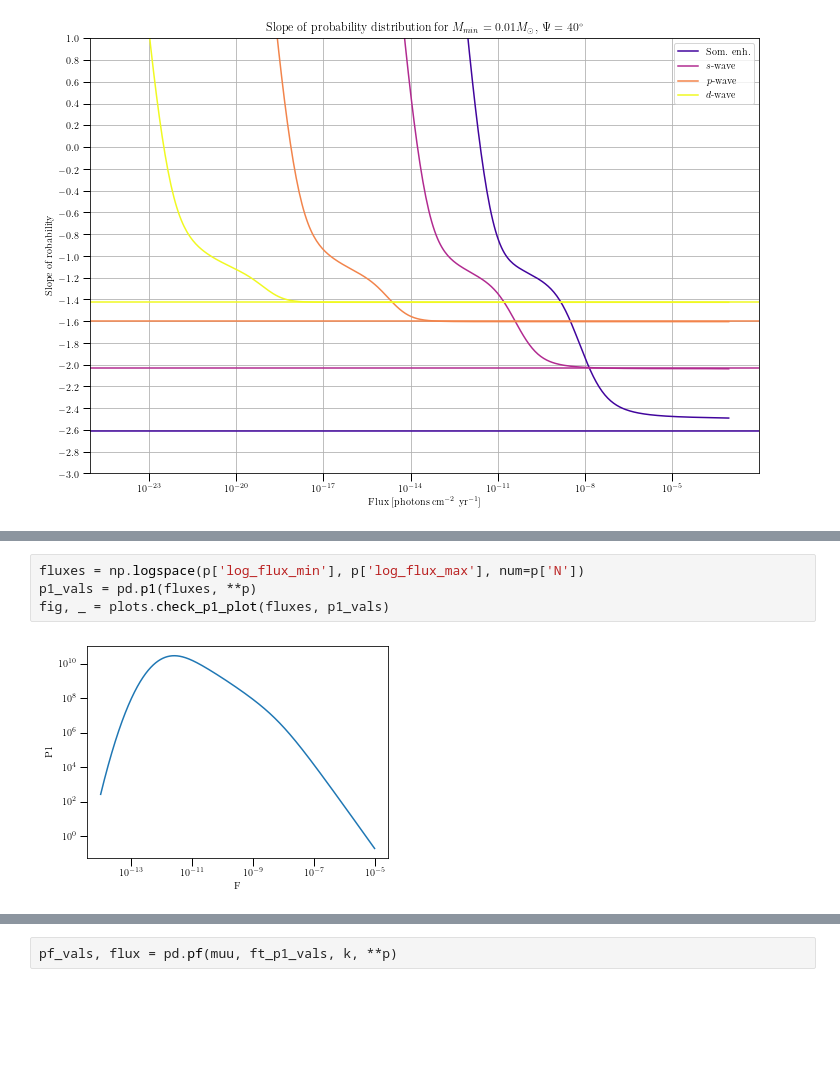
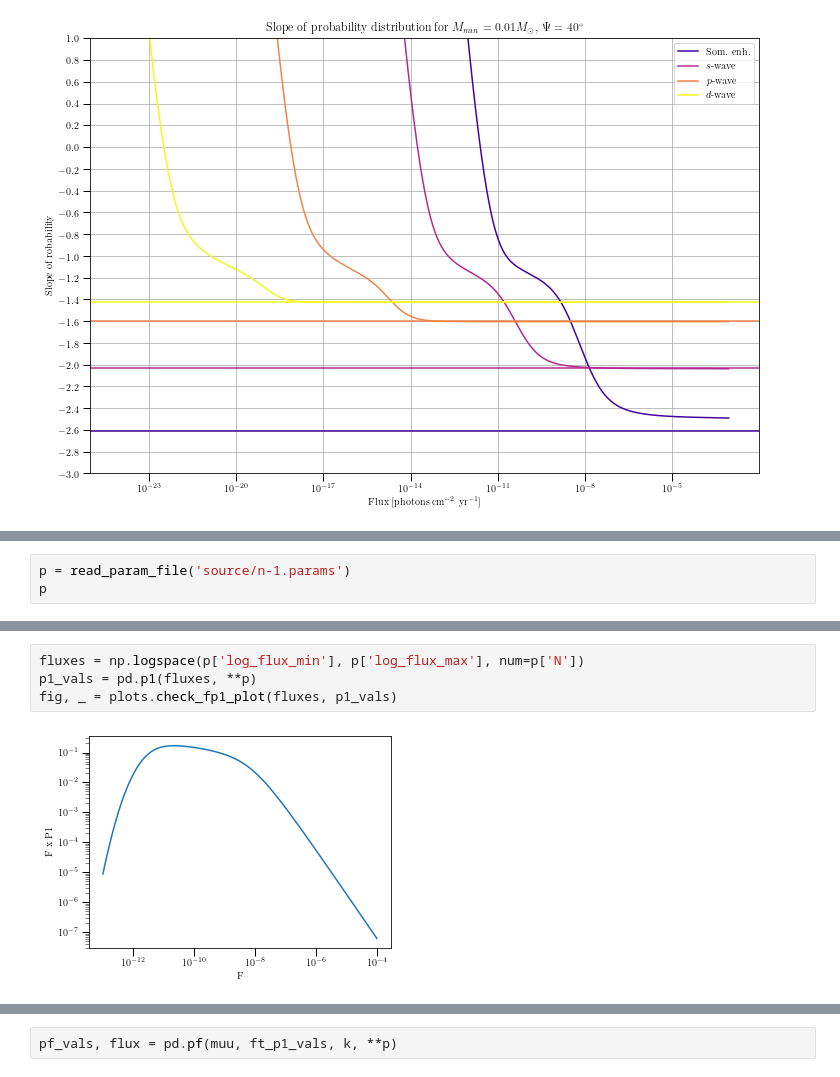
Before and after one commit to runburg/dm_gal_substructure, a Jupyter notebook: n-1_sommerfeld.ipynb, the cells around one changed output, grey strips where cells are left out. Saved outputs shown, nothing was run; the diff lists cells and outputs as text; blank space fills up the shorter version.

```diff
--- a/n-1_sommerfeld.ipynb
+++ b/n-1_sommerfeld.ipynb
@@ -54,0 +61,3 @@ p = params
+# %%
+p = read_param_file('source/n-1.params')
+p
@@ -55,9 +85,9 @@ p = params
 # %%
 fluxes = np.logspace(p['log_flux_min'], p['log_flux_max'], num=p['N'])
 p1_vals = pd.p1(fluxes, **p)
-fig, _ = plots.check_p1_plot(fluxes, p1_vals)
+fig, _ = plots.check_fp1_plot(fluxes, p1_vals)
 # %% [output]
-[figure, old version]
+[figure, new version]
 # %%
 muu = pd.mu(**p)
 ft_p1_vals, k = pd.ft_p1(p1_vals, fluxes, **p)
```
Also changed, not shown: parts of 7 cells of this notebook, 6 other files.
